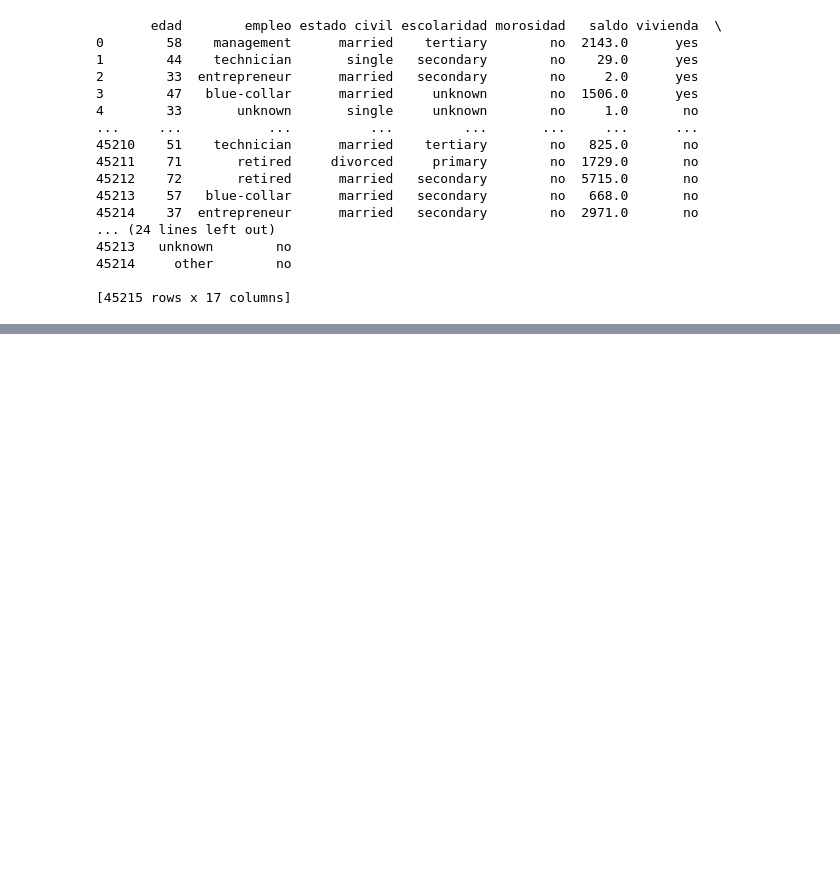
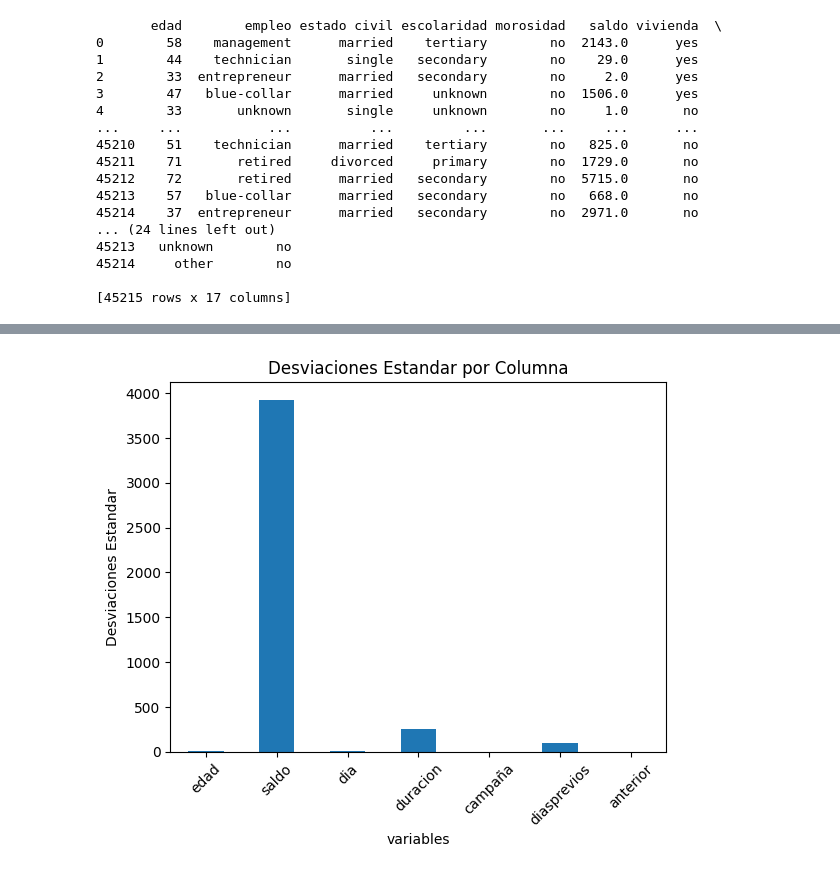
Before and after one commit to Felipecuestas98/Bootcamp-Mintic, a Jupyter notebook: Ejercicio_banco.ipynb, the cells around one changed output, grey strips where cells are left out. Saved outputs shown, nothing was run; the diff lists cells and outputs as text; code cells hidden in the pictures; blank space fills up the shorter version.

```diff
--- a/Ejercicio_banco.ipynb
+++ b/Ejercicio_banco.ipynb
@@ -38,6 +38,7 @@ data_rename_2 = data.rename(columns={
                                      'housing':   'vivienda',
                                      'loan':      'prestamo',
                                      'contact':   'contacto',
+                                     'day':       'dia',
                                      'month':     'mes',
                                      'duration':  'duracion',
                                      'campaign':  'campaña',
@@ -66,0 +89,6 @@ print(data_rename_2)
+# %%
+# Clasificar columnas
+categoricas = data_rename_2.select_dtypes(include=['object']).columns.tolist()
+numericas = data_rename_2.select_dtypes(include=['int64','float64']).columns.tolist()
+print('columnas categoricas:',categoricas)
+print('columnas numericas', numericas)
@@ -66,0 +172,4 @@ print(data_rename_2)
+# %%
+# elimina datos filas donde hay datos faltantes
+data_rename_2.dropna(inplace=True)
+data_rename_2.count()
@@ -66,0 +243,5 @@ print(data_rename_2)
+# %%
+# calcular la desviacion estandar para las columnas numericas
+desviaciones_estandar = data_rename_2[numericas].std()
+# imprimir las desviaciones estandar
+print(desviaciones_estandar)
@@ -66,0 +257,10 @@ print(data_rename_2)
+# %%
+# crear grafica de barras para representar las desviaciones estandar
+desviaciones_estandar.plot(kind='bar')
+plt.title('Desviaciones Estandar por Columna')
+plt.xlabel('variables')
+plt.ylabel('Desviaciones Estandar')
+plt.xticks(rotation=45)
+plt.show()
+# %% [output]
+[figure, added]
```
Also changed, not shown: parts of 13 cells of this notebook.
